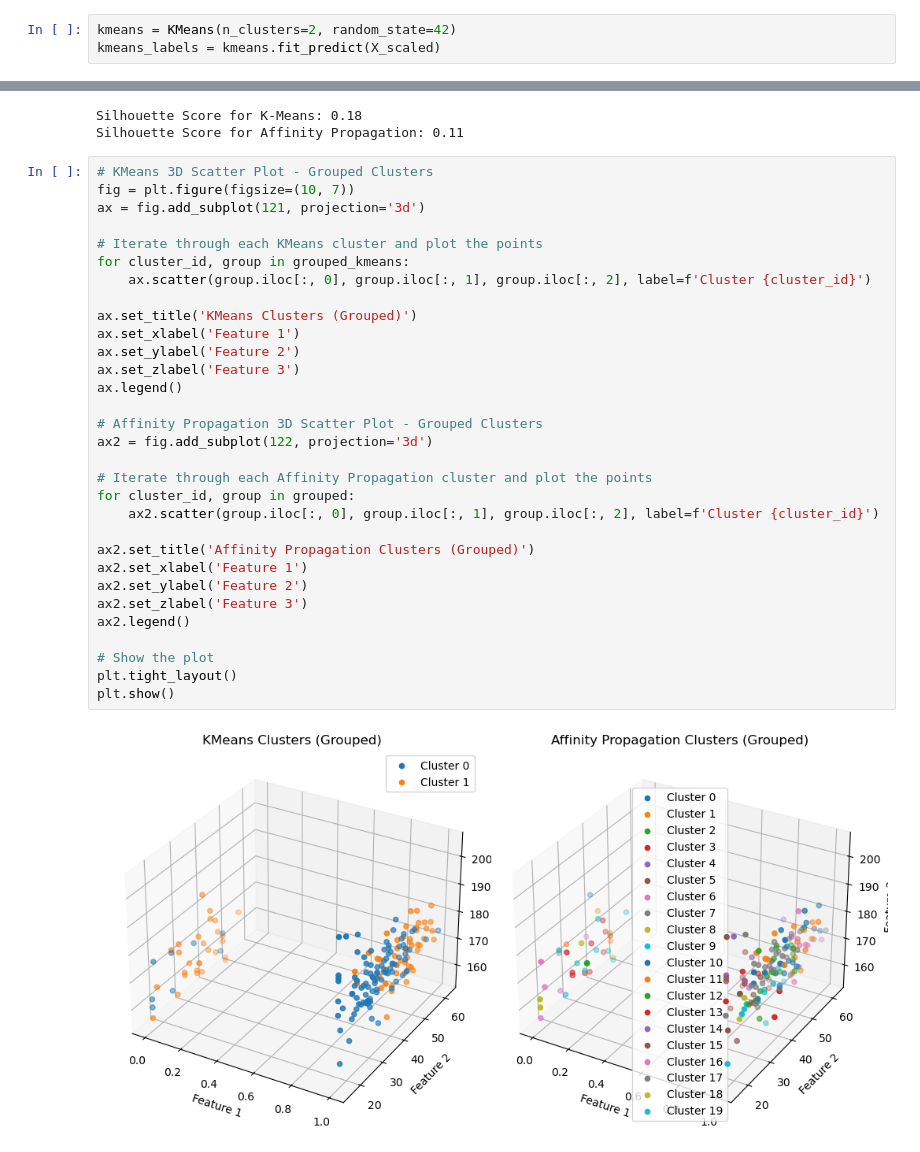
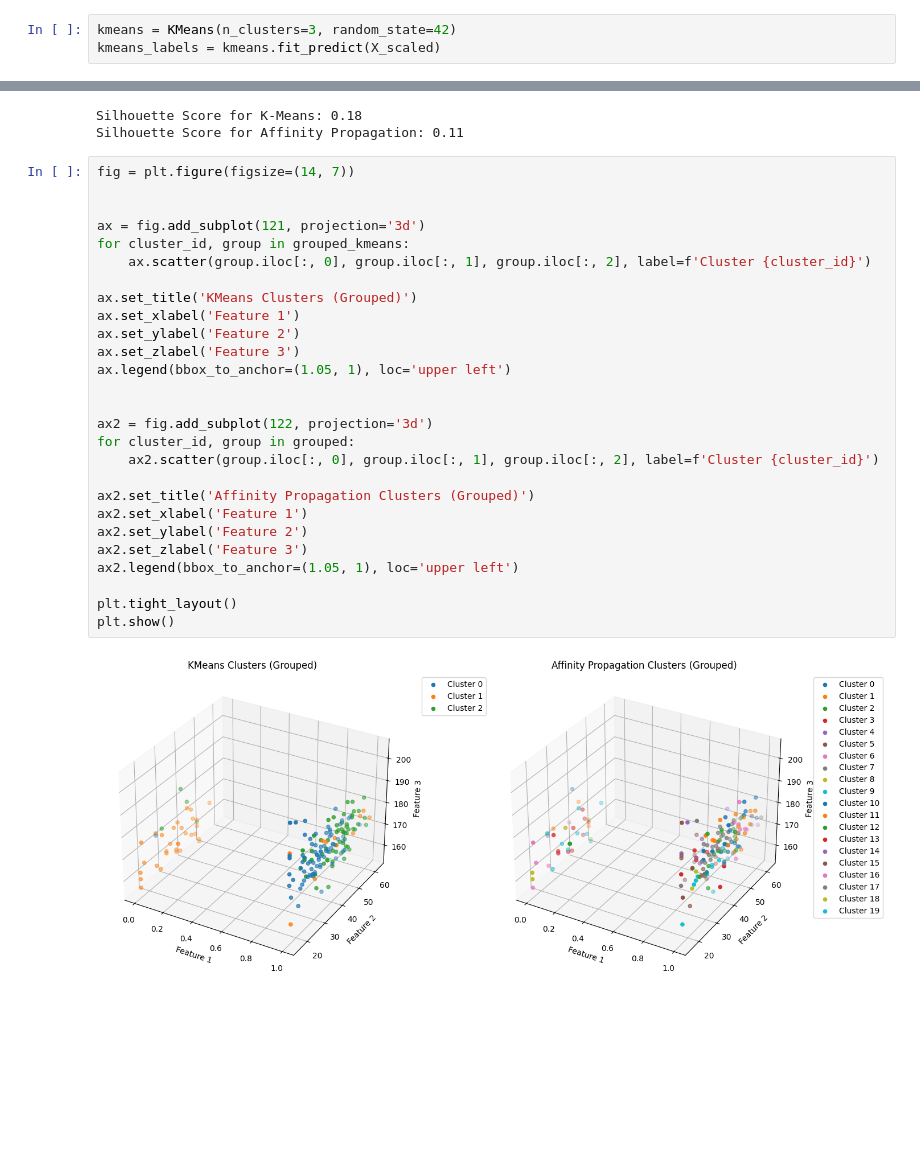
Before and after one commit to slavkox/ClusteringOfAthletes, a Jupyter notebook: project2.ipynb, the cells around one changed output, grey strips where cells are left out. Saved outputs shown, nothing was run; the diff lists cells and outputs as text; blank space fills up the shorter version.

```diff
--- a/project2.ipynb
+++ b/project2.ipynb
@@ -20,4 +42,4 @@ X_scaled = scaler.fit_transform(X)
 # %%
-kmeans = KMeans(n_clusters=2, random_state=42)
+kmeans = KMeans(n_clusters=3, random_state=42)
 kmeans_labels = kmeans.fit_predict(X_scaled)
 # %%
@@ -88,35 +109,31 @@ print(f"Silhouette Score for Affinity Propagation: {silhouette_score(X_scaled, a
 Silhouette Score for K-Means: 0.18
 Silhouette Score for Affinity Propagation: 0.11
 # %%
-# KMeans 3D Scatter Plot - Grouped Clusters
-fig = plt.figure(figsize=(10, 7))
+fig = plt.figure(figsize=(14, 7))
+
+
 ax = fig.add_subplot(121, projection='3d')
-
-# Iterate through each KMeans cluster and plot the points
 for cluster_id, group in grouped_kmeans:
     ax.scatter(group.iloc[:, 0], group.iloc[:, 1], group.iloc[:, 2], label=f'Cluster {cluster_id}')
 
 ax.set_title('KMeans Clusters (Grouped)')
 ax.set_xlabel('Feature 1')
 ax.set_ylabel('Feature 2')
 ax.set_zlabel('Feature 3')
-ax.legend()
+ax.legend(bbox_to_anchor=(1.05, 1), loc='upper left')
 
-# Affinity Propagation 3D Scatter Plot - Grouped Clusters
+
 ax2 = fig.add_subplot(122, projection='3d')
-
-# Iterate through each Affinity Propagation cluster and plot the points
 for cluster_id, group in grouped:
     ax2.scatter(group.iloc[:, 0], group.iloc[:, 1], group.iloc[:, 2], label=f'Cluster {cluster_id}')
 
 ax2.set_title('Affinity Propagation Clusters (Grouped)')
 ax2.set_xlabel('Feature 1')
 ax2.set_ylabel('Feature 2')
 ax2.set_zlabel('Feature 3')
-ax2.legend()
+ax2.legend(bbox_to_anchor=(1.05, 1), loc='upper left')
 
-# Show the plot
 plt.tight_layout()
 plt.show()
 # %% [output]
-[figure, old version]
+[figure, new version]
```
Also changed, not shown: parts of 3 cells of this notebook.
